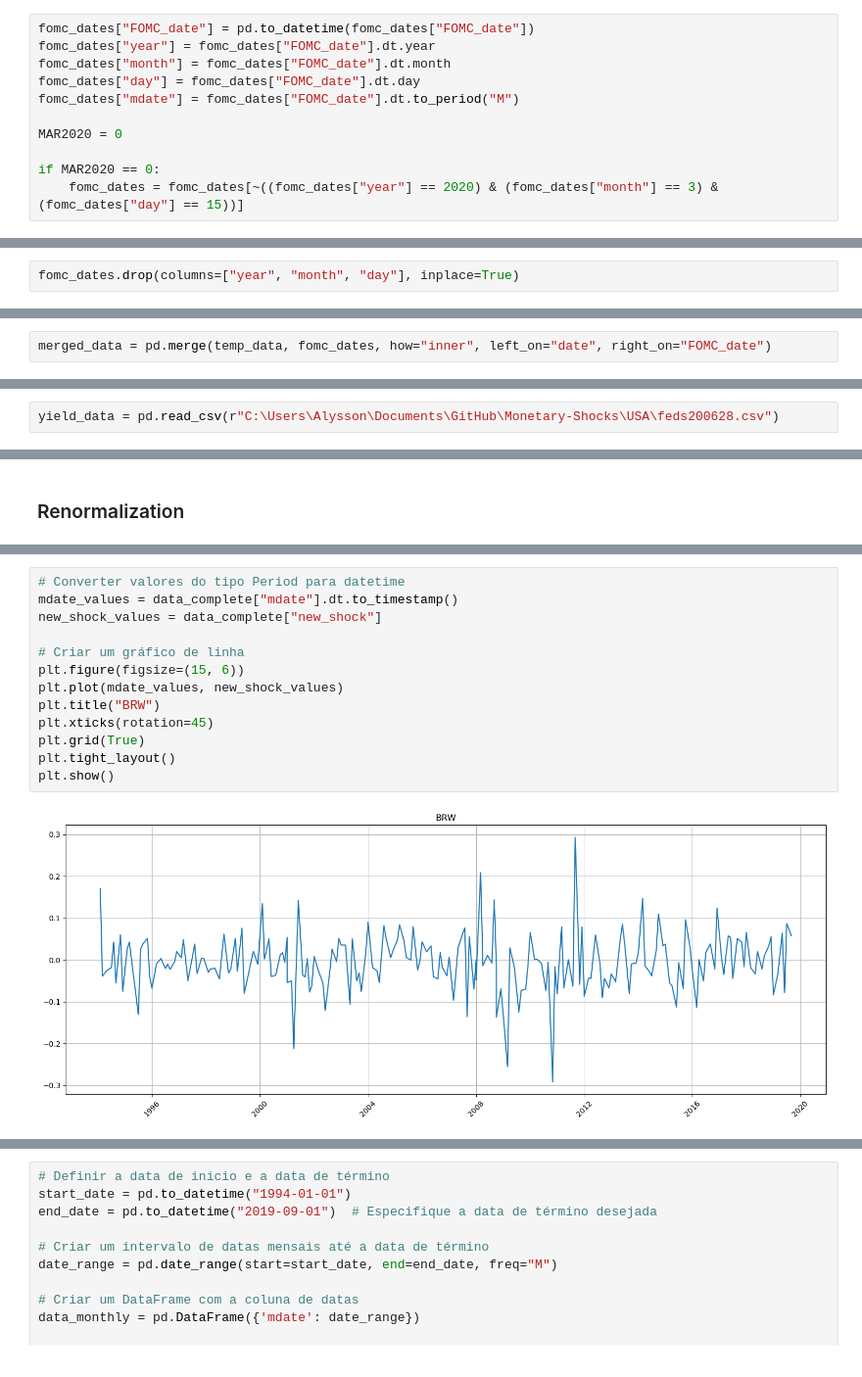
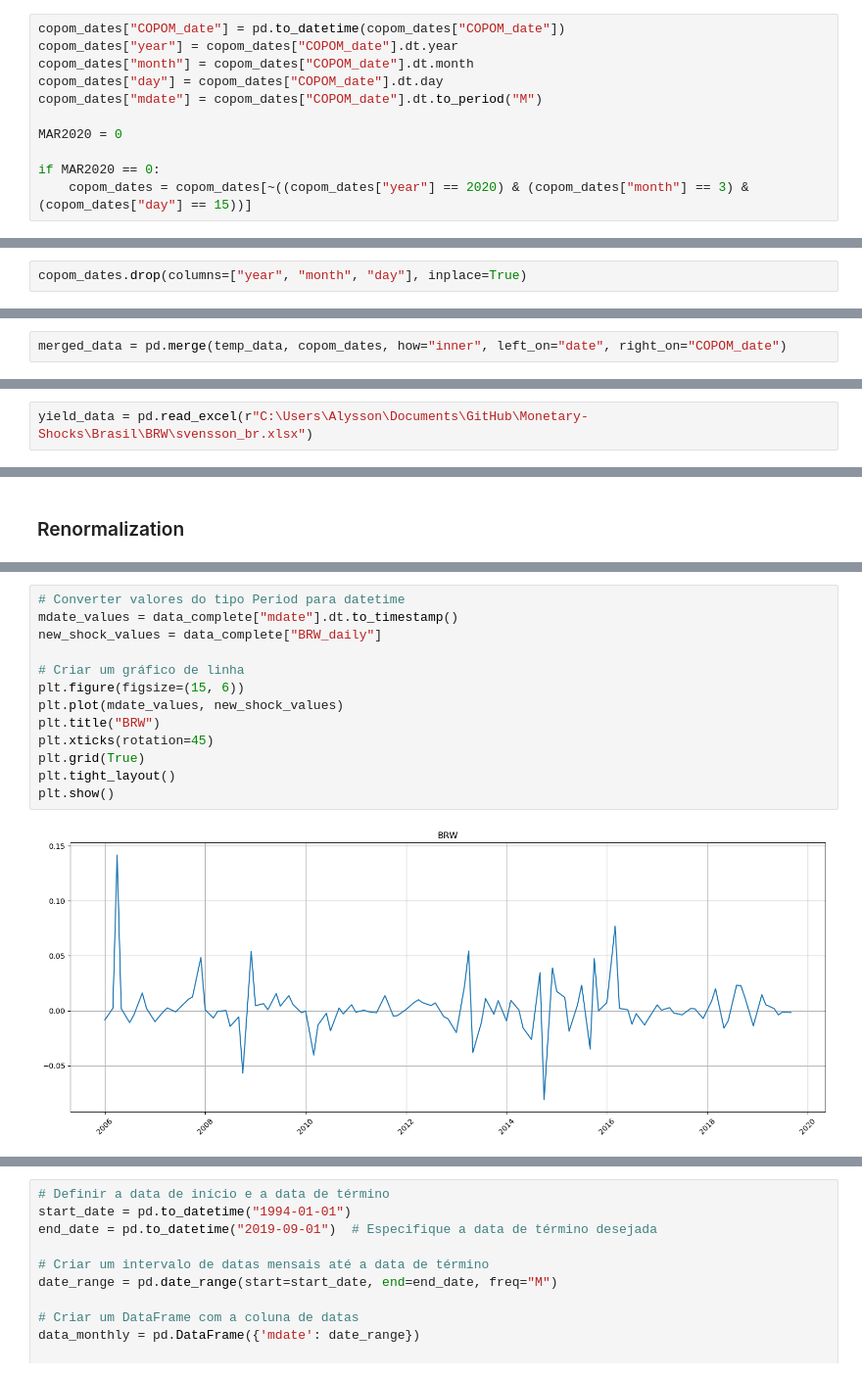
Before and after one commit to araujogab/Monetary-Shocks, a Jupyter notebook: Brasil/BRW/BRW_BR.ipynb, the cells around one changed output, grey strips where cells are left out. Shown at 98% size. Drawn from its saved outputs; the diff is of its cells as text.

```diff
--- a/Brasil/BRW/BRW_BR.ipynb
+++ b/Brasil/BRW/BRW_BR.ipynb
@@ -71,20 +71,20 @@ fomc_dates.rename(columns={"date": "FOMC_date"}, inplace=True)
 # %% [markdown]
 Convert date to datetime format and create additional date-related columns
 # %%
-fomc_dates["FOMC_date"] = pd.to_datetime(fomc_dates["FOMC_date"])
-fomc_dates["year"] = fomc_dates["FOMC_date"].dt.year
-fomc_dates["month"] = fomc_dates["FOMC_date"].dt.month
-fomc_dates["day"] = fomc_dates["FOMC_date"].dt.day
-fomc_dates["mdate"] = fomc_dates["FOMC_date"].dt.to_period("M")
+copom_dates["COPOM_date"] = pd.to_datetime(copom_dates["COPOM_date"])
+copom_dates["year"] = copom_dates["COPOM_date"].dt.year
+copom_dates["month"] = copom_dates["COPOM_date"].dt.month
+copom_dates["day"] = copom_dates["COPOM_date"].dt.day
+copom_dates["mdate"] = copom_dates["COPOM_date"].dt.to_period("M")
 
 MAR2020 = 0
 
 if MAR2020 == 0:
-    fomc_dates = fomc_dates[~((fomc_dates["year"] == 2020) & (fomc_dates["month"] == 3) & (fomc_dates["day"] == 15))]
+    copom_dates = copom_dates[~((copom_dates["year"] == 2020) & (copom_dates["month"] == 3) & (copom_dates["day"] == 15))]
 # %% [markdown]
 Drop unnecessary columns
 # %%
-fomc_dates.drop(columns=["year", "month", "day"], inplace=True)
+copom_dates.drop(columns=["year", "month", "day"], inplace=True)
 # %% [markdown]
 Load the previous DataFrame "temp.dta"
 # %%
@@ -92,7 +92,7 @@ temp_data = pd.read_pickle("temp.pkl")
 # %% [markdown]
 Merge the two DataFrames on the 'date' column
 # %%
-merged_data = pd.merge(temp_data, fomc_dates, how="inner", left_on="date", right_on="FOMC_date")
+merged_data = pd.merge(temp_data, copom_dates, how="inner", left_on="date", right_on="COPOM_date")
 # %% [markdown]
 Drop rows where 'q' is missing (denoted as NaN)
 # %%
@@ -120,5 +120,5 @@ Load the data from "feds200628.csv"
 # %%
-yield_data = pd.read_csv(r"C:\Users\Alysson\Documents\GitHub\Monetary-Shocks\USA\feds200628.csv")
+yield_data = pd.read_excel(r"C:\Users\Alysson\Documents\GitHub\Monetary-Shocks\Brasil\BRW\svensson_br.xlsx")
 # %% [markdown]
 Convert 'date' column to datetime format and keeping only necessary columns
 # %%
@@ -280,16 +313,16 @@ Notes:
 # %%
 # Converter valores do tipo Period para datetime
 mdate_values = data_complete["mdate"].dt.to_timestamp()
-new_shock_values = data_complete["new_shock"]
+new_shock_values = data_complete["BRW_daily"]
 
 # Criar um gráfico de linha
 plt.figure(figsize=(15, 6))
 plt.plot(mdate_values, new_shock_values)
 plt.title("BRW")
 plt.xticks(rotation=45)
 plt.grid(True)
 plt.tight_layout()
 plt.show()
 # %% [output]
-[figure, old version]
+[figure, new version]
 # %%
```
Also changed, not shown: parts of 16 cells of this notebook, 27 other files.
